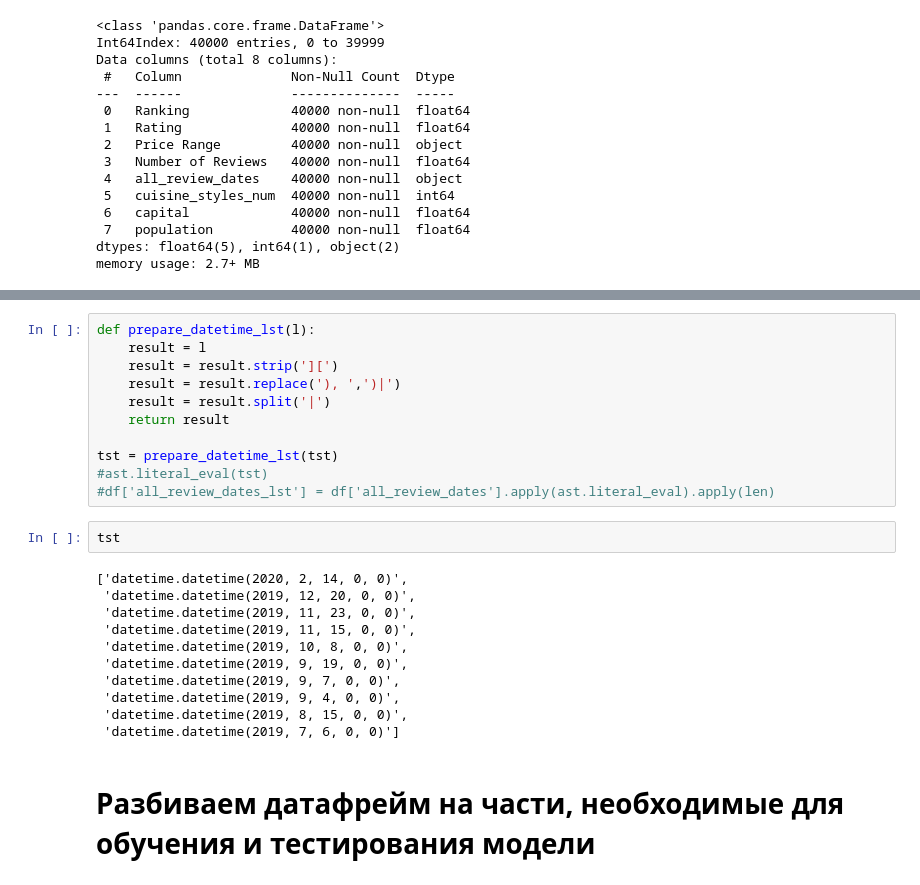
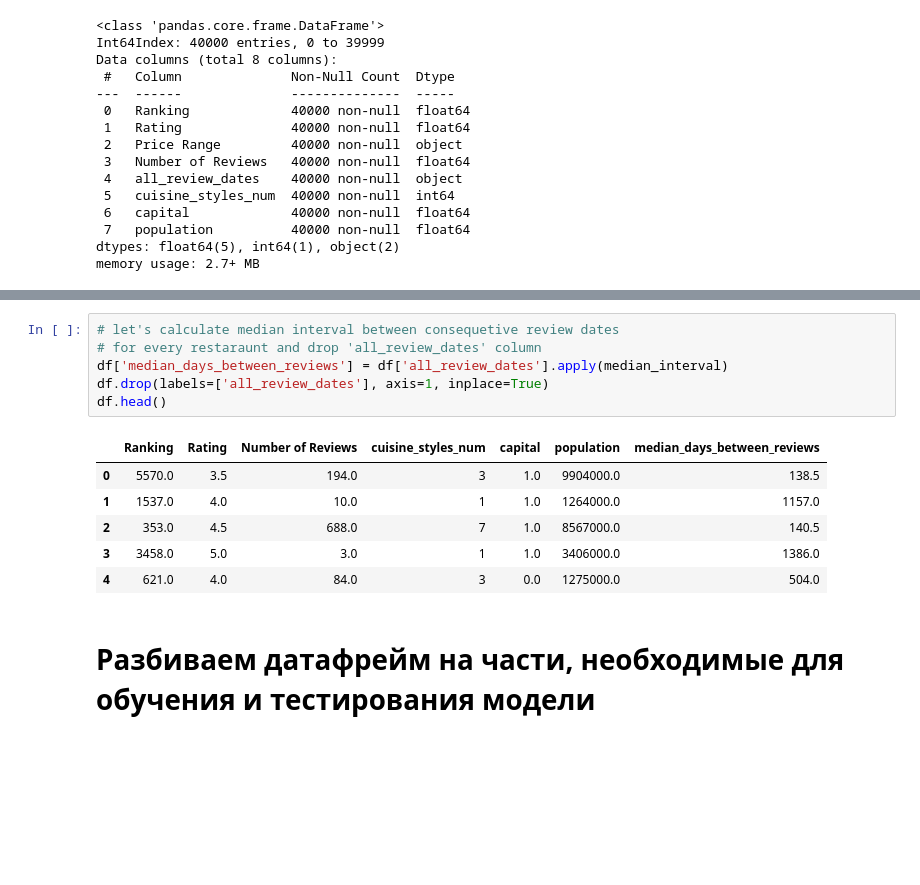
Before and after one commit to zadvovl/SkillFactory, a Jupyter notebook: module_3/your_first_model.ipynb, the cells around one changed output, grey strips where cells are left out. Cells and saved outputs as stored; diff of their text form; blank space fills up the shorter version.

```diff
--- a/module_3/your_first_model.ipynb
+++ b/module_3/your_first_model.ipynb
@@ -388,27 +385,16 @@ df.head(20)
-# %%
-def prepare_datetime_lst(l):
-    result = l
-    result = result.strip('][')
-    result = result.replace('), ',')|')
-    result = result.split('|')
-    return result
-
-tst = prepare_datetime_lst(tst)
-#ast.literal_eval(tst)
-#df['all_review_dates_lst'] = df['all_review_dates'].apply(ast.literal_eval).apply(len)
-# %%
-tst
-# %% [output]
-['datetime.datetime(2020, 2, 14, 0, 0)',
- 'datetime.datetime(2019, 12, 20, 0, 0)',
- 'datetime.datetime(2019, 11, 23, 0, 0)',
- 'datetime.datetime(2019, 11, 15, 0, 0)',
- 'datetime.datetime(2019, 10, 8, 0, 0)',
- 'datetime.datetime(2019, 9, 19, 0, 0)',
- 'datetime.datetime(2019, 9, 7, 0, 0)',
- 'datetime.datetime(2019, 9, 4, 0, 0)',
- 'datetime.datetime(2019, 8, 15, 0, 0)',
- 'datetime.datetime(2019, 7, 6, 0, 0)']
+# %%
+# let's calculate median interval between consequetive review dates
+# for every restaraunt and drop 'all_review_dates' column
+df['median_days_between_reviews'] = df['all_review_dates'].apply(median_interval)
+df.drop(labels=['all_review_dates'], axis=1, inplace=True)
+df.head()
+# %% [output]
+|  | Ranking | Rating | Number of Reviews | cuisine_styles_num | capital | population | median_days_between_reviews |
+| 0 | 5570.0 | 3.5 | 194.0 | 3 | 1.0 | 9904000.0 | 138.5 |
+| 1 | 1537.0 | 4.0 | 10.0 | 1 | 1.0 | 1264000.0 | 1157.0 |
+| 2 | 353.0 | 4.5 | 688.0 | 7 | 1.0 | 8567000.0 | 140.5 |
+| 3 | 3458.0 | 5.0 | 3.0 | 1 | 1.0 | 3406000.0 | 1386.0 |
+| 4 | 621.0 | 4.0 | 84.0 | 3 | 0.0 | 1275000.0 | 504.0 |
 # %% [markdown]
 # Разбиваем датафрейм на части, необходимые для обучения и тестирования модели
 # %%
```
Also changed, not shown: parts of 10 cells of this notebook, 2 other files.
